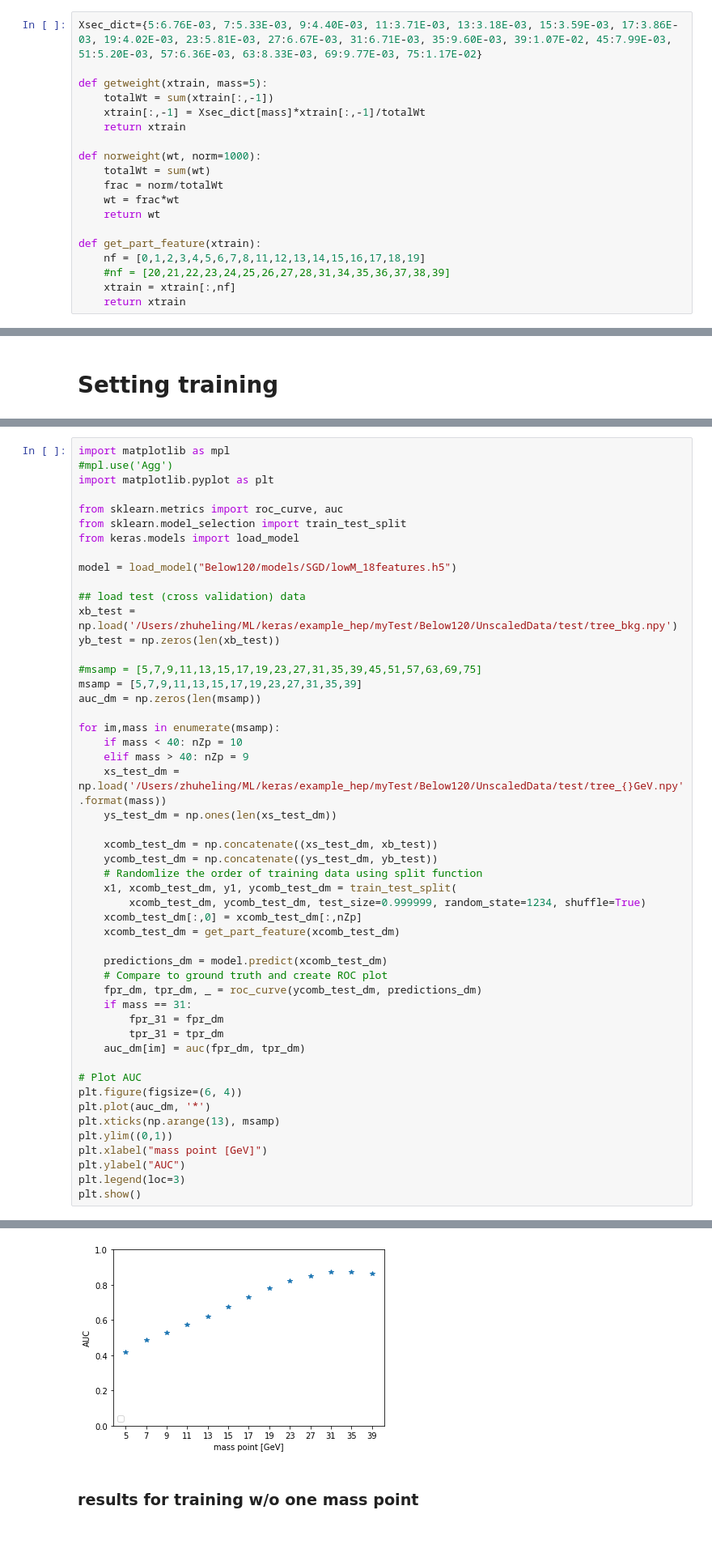
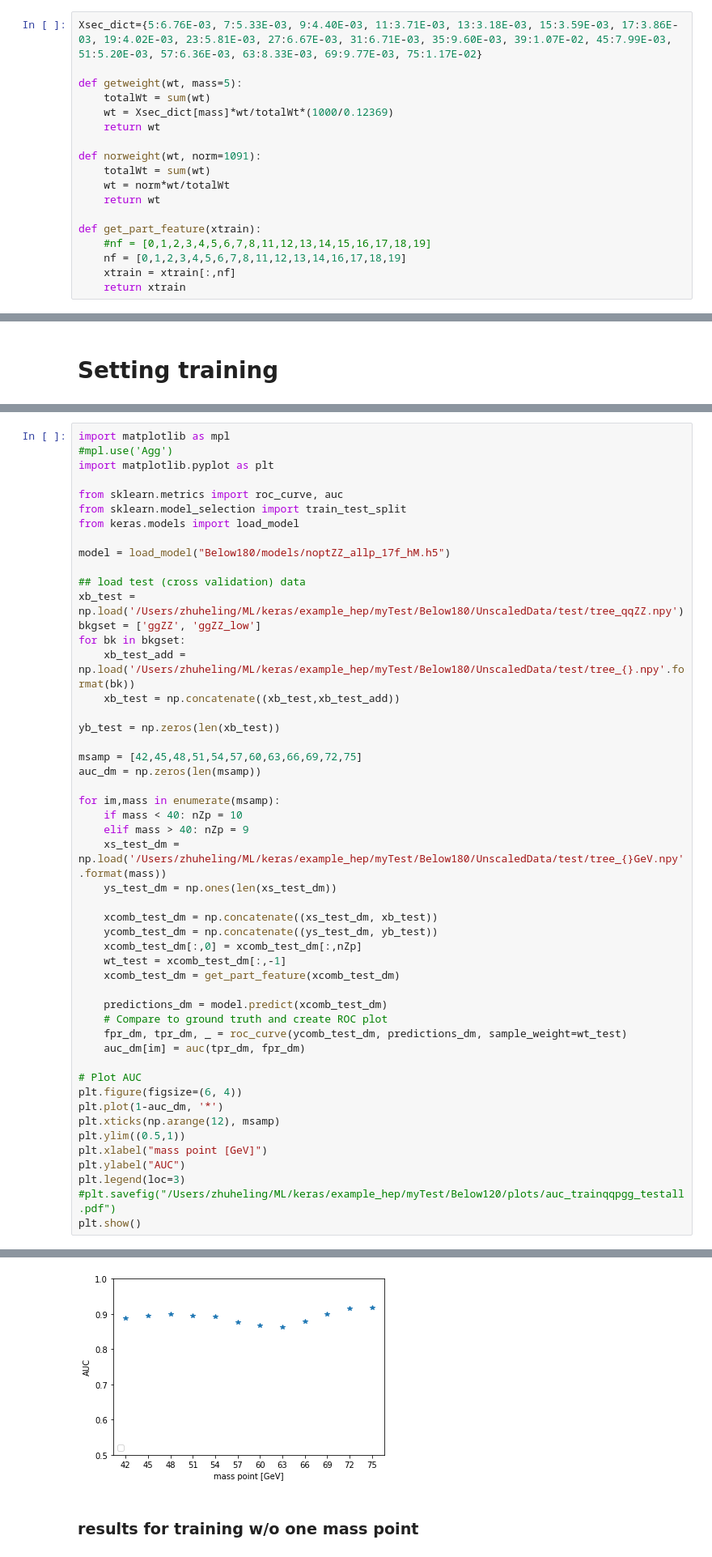
Before and after one commit to zhuhel/Parameterized-DNN, a Jupyter notebook: work_all.ipynb, the cells around one changed output, grey strips where cells are left out. Shown at 81% size. Drawn from its saved outputs; the diff is of its cells as text.

```diff
--- a/work_all.ipynb
+++ b/work_all.ipynb
@@ -65,20 +67,19 @@ Rescale the samples according to their cross section.
 # %%
 Xsec_dict={5:6.76E-03, 7:5.33E-03, 9:4.40E-03, 11:3.71E-03, 13:3.18E-03, 15:3.59E-03, 17:3.86E-03, 19:4.02E-03, 23:5.81E-03, 27:6.67E-03, 31:6.71E-03, 35:9.60E-03, 39:1.07E-02, 45:7.99E-03, 51:5.20E-03, 57:6.36E-03, 63:8.33E-03, 69:9.77E-03, 75:1.17E-02}
 
-def getweight(xtrain, mass=5):
-    totalWt = sum(xtrain[:,-1])
-    xtrain[:,-1] = Xsec_dict[mass]*xtrain[:,-1]/totalWt
-    return xtrain
+def getweight(wt, mass=5):
+    totalWt = sum(wt)
+    wt = Xsec_dict[mass]*wt/totalWt*(1000/0.12369)
+    return wt
 
-def norweight(wt, norm=1000):
+def norweight(wt, norm=1091):
     totalWt = sum(wt)
-    frac = norm/totalWt
-    wt = frac*wt
+    wt = norm*wt/totalWt
     return wt
 
 def get_part_feature(xtrain):
-    nf = [0,1,2,3,4,5,6,7,8,11,12,13,14,15,16,17,18,19]
-    #nf = [20,21,22,23,24,25,26,27,28,31,34,35,36,37,38,39]
+    #nf = [0,1,2,3,4,5,6,7,8,11,12,13,14,15,16,17,18,19]
+    nf = [0,1,2,3,4,5,6,7,8,11,12,13,14,16,17,18,19]
     xtrain = xtrain[:,nf]
     return xtrain
 # %% [markdown]
@@ -589,50 +526,50 @@ from sklearn.metrics import roc_curve, auc
 from sklearn.model_selection import train_test_split
 from keras.models import load_model
 
-model = load_model("Below120/models/SGD/lowM_18features.h5")
+model = load_model("Below180/models/noptZZ_allp_17f_hM.h5")
 
 ## load test (cross validation) data
-xb_test = np.load('/Users/zhuheling/ML/keras/example_hep/myTest/Below120/UnscaledData/test/tree_bkg.npy')
+xb_test = np.load('/Users/zhuheling/ML/keras/example_hep/myTest/Below180/UnscaledData/test/tree_qqZZ.npy')
+bkgset = ['ggZZ', 'ggZZ_low']
+for bk in bkgset:
+    xb_test_add = np.load('/Users/zhuheling/ML/keras/example_hep/myTest/Below180/UnscaledData/test/tree_{}.npy'.format(bk))
+    xb_test = np.concatenate((xb_test,xb_test_add))
+
 yb_test = np.zeros(len(xb_test))
 
-#msamp = [5,7,9,11,13,15,17,19,23,27,31,35,39,45,51,57,63,69,75]
-msamp = [5,7,9,11,13,15,17,19,23,27,31,35,39]
+msamp = [42,45,48,51,54,57,60,63,66,69,72,75]
 auc_dm = np.zeros(len(msamp))
 
 for im,mass in enumerate(msamp):
     if mass < 40: nZp = 10
     elif mass > 40: nZp = 9
-    xs_test_dm = np.load('/Users/zhuheling/ML/keras/example_hep/myTest/Below120/UnscaledData/test/tree_{}GeV.npy'.format(mass))
+    xs_test_dm = np.load('/Users/zhuheling/ML/keras/example_hep/myTest/Below180/UnscaledData/test/tree_{}GeV.npy'.format(mass))
     ys_test_dm = np.ones(len(xs_test_dm))
 
     xcomb_test_dm = np.concatenate((xs_test_dm, xb_test))
     ycomb_test_dm = np.concatenate((ys_test_dm, yb_test))
-    # Randomlize the order of training data using split function
-    x1, xcomb_test_dm, y1, ycomb_test_dm = train_test_split(
-        xcomb_test_dm, ycomb_test_dm, test_size=0.999999, random_state=1234, shuffle=True)
     xcomb_test_dm[:,0] = xcomb_test_dm[:,nZp]
+    wt_test = xcomb_test_dm[:,-1]
     xcomb_test_dm = get_part_feature(xcomb_test_dm)
 
     predictions_dm = model.predict(xcomb_test_dm)
     # Compare to ground truth and create ROC plot
-    fpr_dm, tpr_dm, _ = roc_curve(ycomb_test_dm, predictions_dm)
-    if mass == 31:
-        fpr_31 = fpr_dm
-        tpr_31 = tpr_dm
-    auc_dm[im] = auc(fpr_dm, tpr_dm)
+    fpr_dm, tpr_dm, _ = roc_curve(ycomb_test_dm, predictions_dm, sample_weight=wt_test)
+    auc_dm[im] = auc(tpr_dm, fpr_dm)
 
 # Plot AUC
 plt.figure(figsize=(6, 4))
-plt.plot(auc_dm, '*')
-plt.xticks(np.arange(13), msamp)
-plt.ylim((0,1))
+plt.plot(1-auc_dm, '*')
+plt.xticks(np.arange(12), msamp)
+plt.ylim((0.5,1))
 plt.xlabel("mass point [GeV]")
 plt.ylabel("AUC")
 plt.legend(loc=3)
+#plt.savefig("/Users/zhuheling/ML/keras/example_hep/myTest/Below120/plots/auc_trainqqpgg_testall.pdf")
 plt.show()
 # %% [output]
 No handles with labels found to put in legend.
-[figure, old version]
+[figure, new version]
 # %% [markdown]
 ### results for training w/o one mass point
 # %%
```
Also changed, not shown: parts of 27 cells of this notebook, 2 other files.
